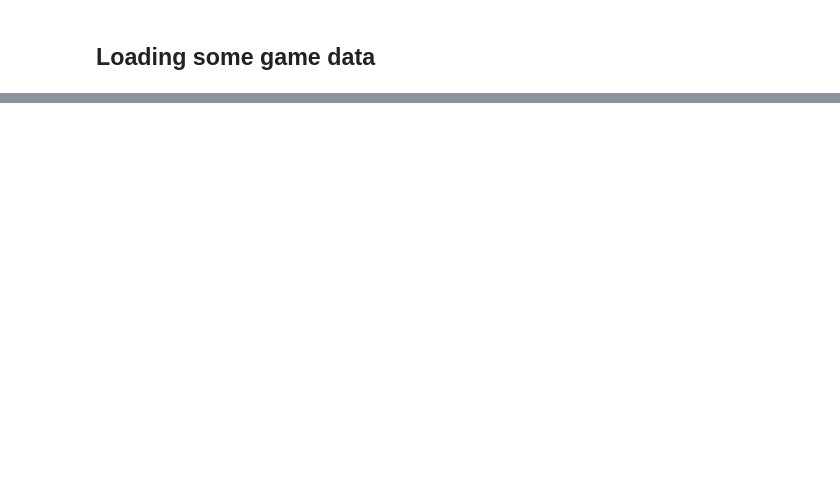
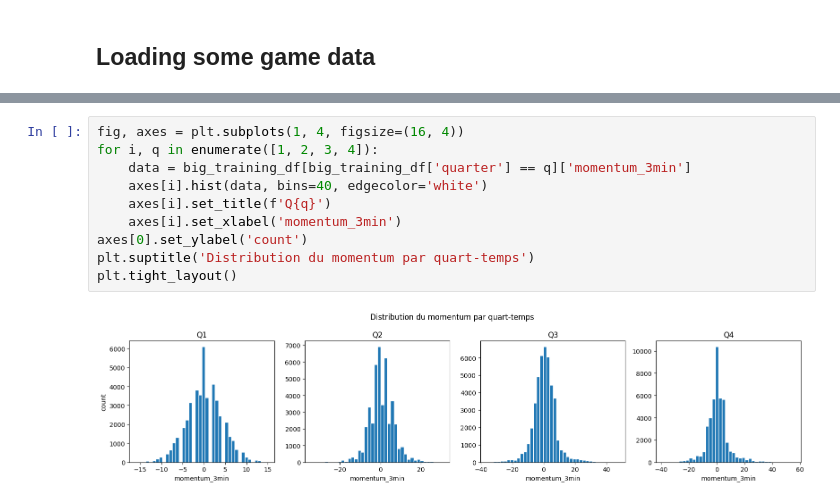
Before and after one commit to Benjam8/LiveWinningProbabilityTracker, a Jupyter notebook: notebooks/01_data_collection.ipynb, the cells around one changed output, grey strips where cells are left out. Cells and saved outputs as stored; diff of their text form; blank space fills up the shorter version.

```diff
--- a/notebooks/01_data_collection.ipynb
+++ b/notebooks/01_data_collection.ipynb
@@ -31,0 +347,12 @@ print(games.columns.tolist())
+# %%
+fig, axes = plt.subplots(1, 4, figsize=(16, 4))
+for i, q in enumerate([1, 2, 3, 4]):
+    data = big_training_df[big_training_df['quarter'] == q]['momentum_3min']
+    axes[i].hist(data, bins=40, edgecolor='white')
+    axes[i].set_title(f'Q{q}')
+    axes[i].set_xlabel('momentum_3min')
+axes[0].set_ylabel('count')
+plt.suptitle('Distribution du momentum par quart-temps')
+plt.tight_layout()
+# %% [output]
+[figure, added]
```
Also changed, not shown: parts of 30 cells of this notebook.
